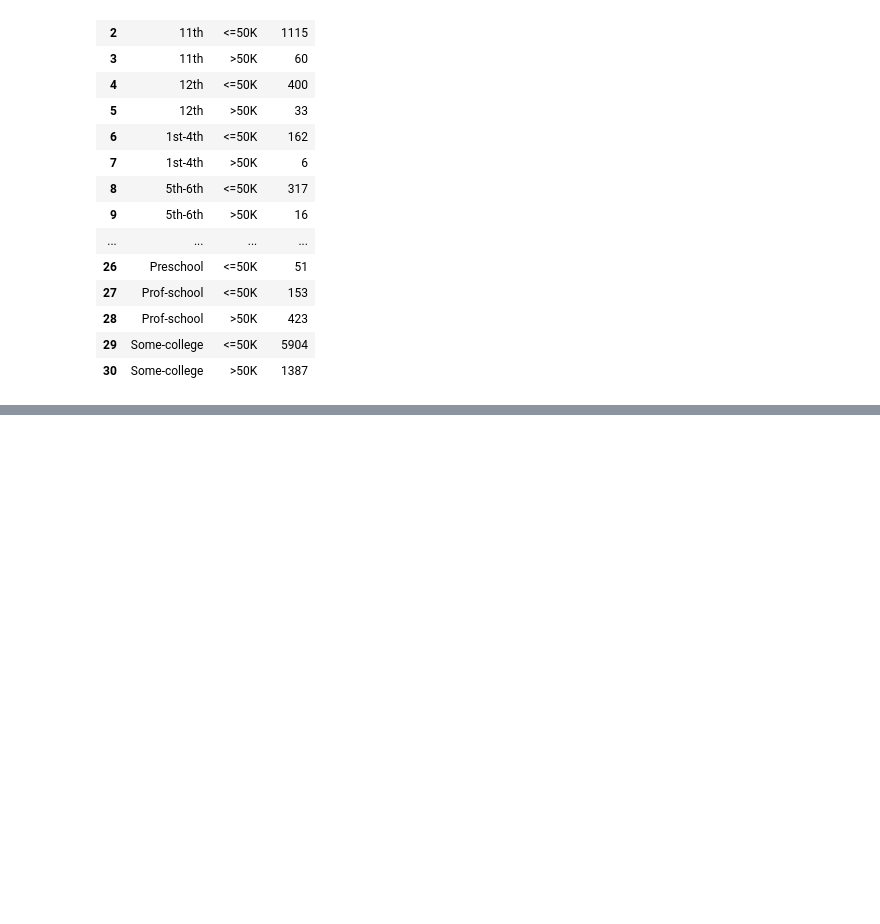
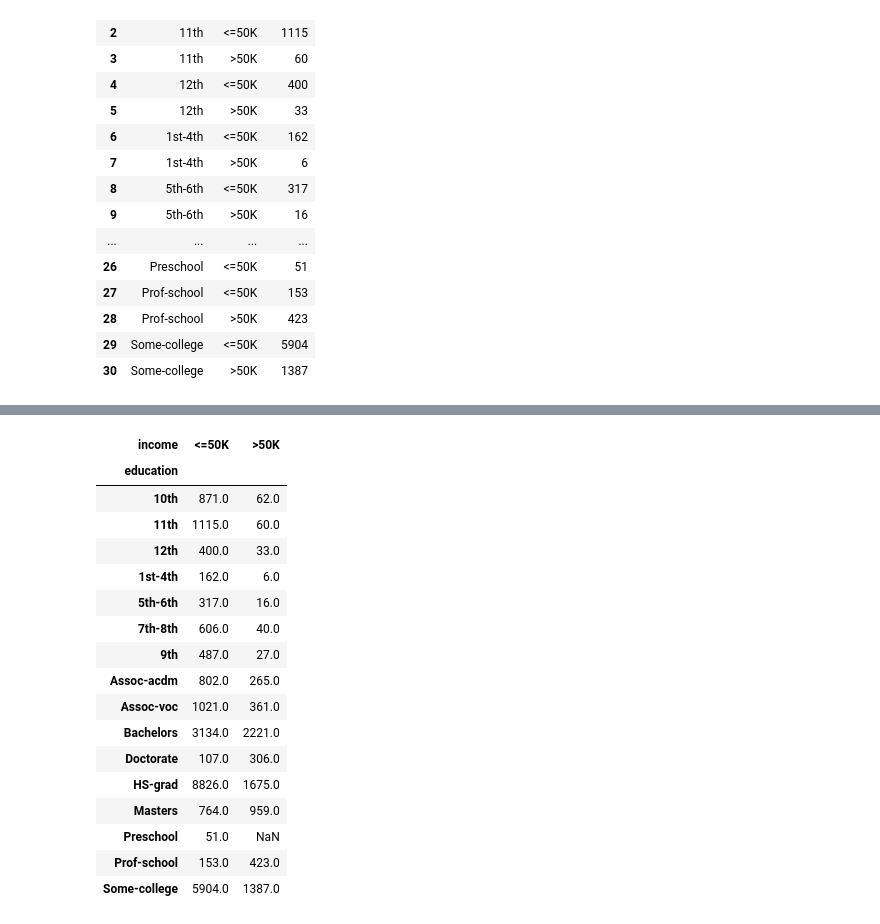
Before and after one commit to caiquemiranda/python-statistics, a Jupyter notebook: estatistica-machine-learning/x-chll03-dados-relativos.ipynb, the cells around one changed output, grey strips where cells are left out. Cells and saved outputs as stored; diff of their text form; code cells hidden in the pictures; blank space fills up the shorter version.

```diff
--- a/estatistica-machine-learning/x-chll03-dados-relativos.ipynb
+++ b/estatistica-machine-learning/x-chll03-dados-relativos.ipynb
@@ -91,0 +95,24 @@ plt.show()
+# %%
+# cricação de um novo subdataset de interesse e agrupadas por renda e educação
+
+dados3 = dados2.pivot(index='education', columns='income', values='counts')
+dados3
+# %% [output]
+| income | <=50K | >50K |
+| education |  |  |
+| 10th | 871.0 | 62.0 |
+| 11th | 1115.0 | 60.0 |
+| 12th | 400.0 | 33.0 |
+| 1st-4th | 162.0 | 6.0 |
+| 5th-6th | 317.0 | 16.0 |
+| 7th-8th | 606.0 | 40.0 |
+| 9th | 487.0 | 27.0 |
+| Assoc-acdm | 802.0 | 265.0 |
+| Assoc-voc | 1021.0 | 361.0 |
+| Bachelors | 3134.0 | 2221.0 |
+| Doctorate | 107.0 | 306.0 |
+| HS-grad | 8826.0 | 1675.0 |
+| Masters | 764.0 | 959.0 |
+| Preschool | 51.0 | NaN |
+| Prof-school | 153.0 | 423.0 |
+| Some-college | 5904.0 | 1387.0 |
```
Also changed, not shown: parts of 4 cells of this notebook.
